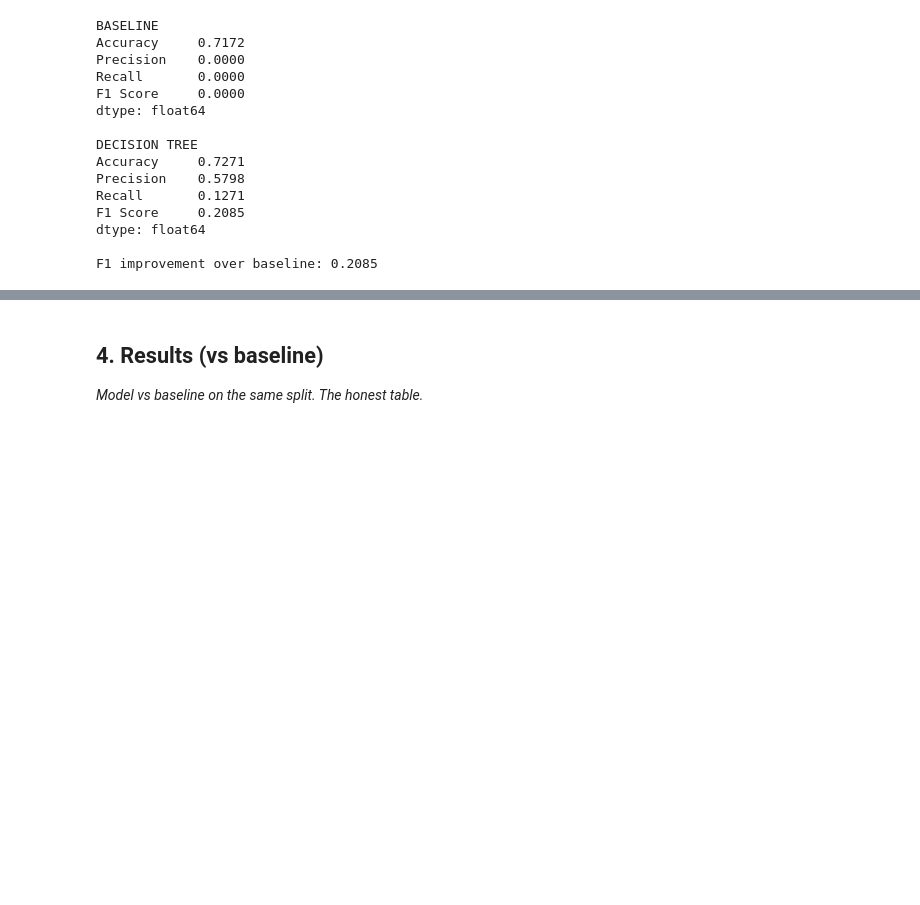
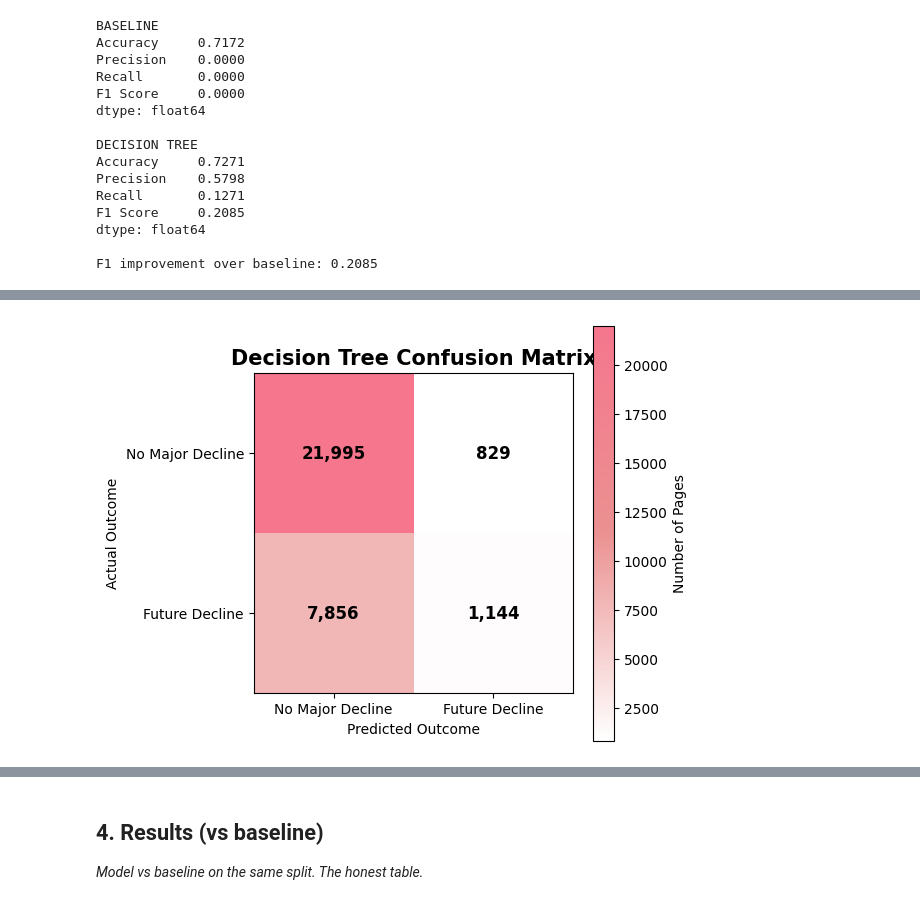
Before and after one commit to pakizahassan/flyrank-ml-internship, a Jupyter notebook: work/notebooks/capstone.ipynb, the cells around one changed output, grey strips where cells are left out. Drawn from its saved outputs; the diff is of its cells as text; code cells hidden in the pictures; blank space fills up the shorter version.

```diff
--- a/work/notebooks/capstone.ipynb
+++ b/work/notebooks/capstone.ipynb
@@ -1104,0 +1128,15 @@ F1 improvement over baseline: 0.2085
+# %%
+cm = confusion_matrix(
+    y_test,
+    model_pred
+)
+
+print("Confusion Matrix:")
+print(cm)
+
+tn, fp, fn, tp = cm.ravel()
+
+print("\nTrue Negatives:", tn)
+print("False Positives:", fp)
+print("False Negatives:", fn)
+print("True Positives:", tp)
@@ -1104,0 +1152,54 @@ F1 improvement over baseline: 0.2085
+# %%
+from matplotlib.colors import LinearSegmentedColormap
+
+custom_cmap = LinearSegmentedColormap.from_list(
+    "capstone_palette",
+    ["#ffffff", "#eb9191", "#f5768d"]
+)
+
+plt.figure(figsize=(6, 5))
+
+plt.imshow(
+    cm,
+    cmap=custom_cmap
+)
+
+plt.title(
+    "Decision Tree Confusion Matrix",
+    fontsize=15,
+    fontweight="bold"
+)
+
+plt.xlabel("Predicted Outcome")
+plt.ylabel("Actual Outcome")
+
+plt.xticks(
+    [0, 1],
+    ["No Major Decline", "Future Decline"]
+)
+
+plt.yticks(
+    [0, 1],
+    ["No Major Decline", "Future Decline"]
+)
+
+for i in range(2):
+    for j in range(2):
+        plt.text(
+            j,
+            i,
+            f"{cm[i, j]:,}",
+            ha="center",
+            va="center",
+            fontsize=12,
+            fontweight="bold"
+        )
+
+plt.colorbar(
+    label="Number of Pages"
+)
+
+plt.tight_layout()
+plt.show()
+# %% [output]
+[figure, added]
```
Also changed, not shown: parts of 5 cells of this notebook.
